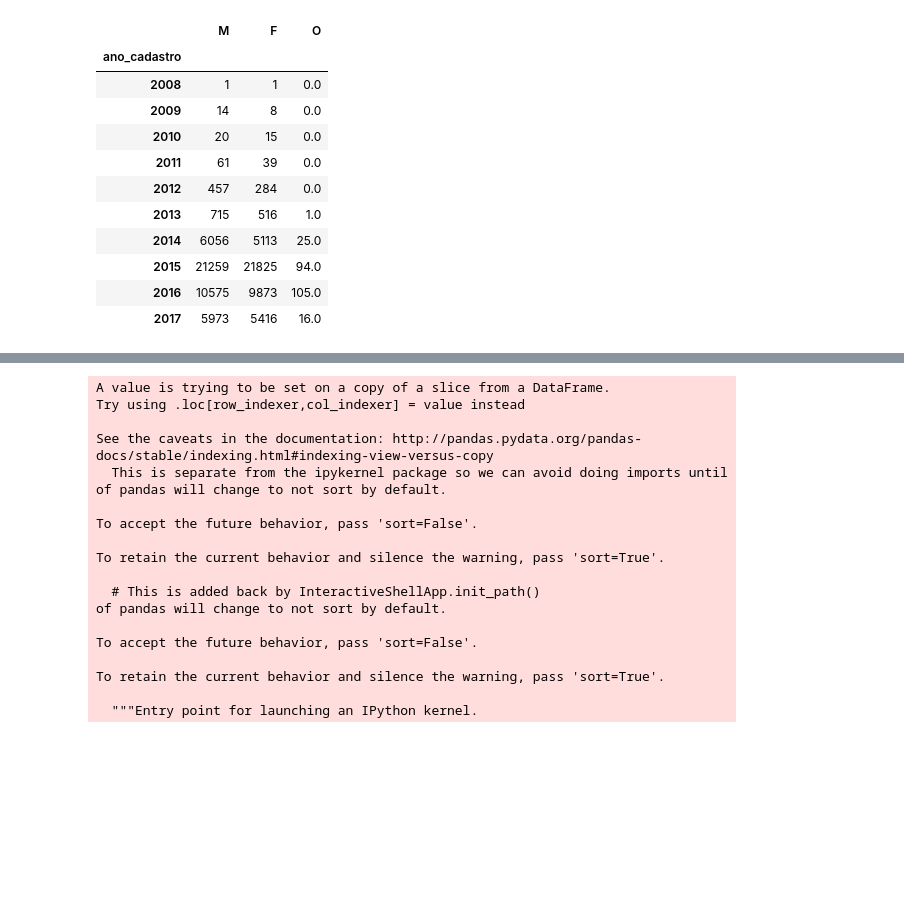
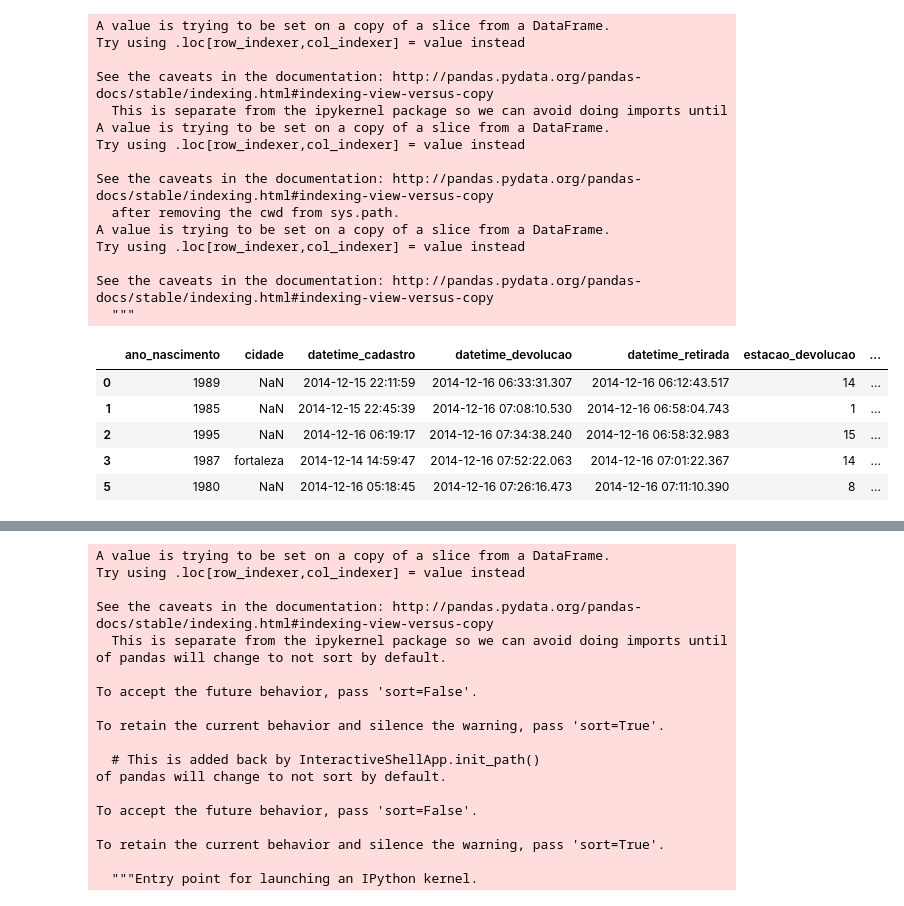
Before and after one commit to omadson/PhD, a Jupyter notebook: notebooks/create_new_datasets.ipynb, the cells around one changed output, grey strips where cells are left out. Drawn from its saved outputs; the diff is of its cells as text; code cells hidden in the pictures; blank space fills up the shorter version.

```diff
--- a/notebooks/create_new_datasets.ipynb
+++ b/notebooks/create_new_datasets.ipynb
@@ -101,18 +101,32 @@ def num_of_rides_per_day():
     return rides_per_day
 # %%
 DS = num_of_signup_per_year()
-# %%
-DS
-# %% [output]
-|  | M | F | O |
-| ano_cadastro |  |  |  |
-| 2008 | 1 | 1 | 0.0 |
-| 2009 | 14 | 8 | 0.0 |
-| 2010 | 20 | 15 | 0.0 |
-| 2011 | 61 | 39 | 0.0 |
-| 2012 | 457 | 284 | 0.0 |
-| 2013 | 715 | 516 | 1.0 |
-| 2014 | 6056 | 5113 | 25.0 |
-| 2015 | 21259 | 21825 | 94.0 |
-| 2016 | 10575 | 9873 | 105.0 |
-| 2017 | 5973 | 5416 | 16.0 |
+# %%
+viagens_bicicletar = all_data[all_data['tipo_viagem'] == 0]
+
+viagens_bicicletar['tempo_viagem'] = (viagens_bicicletar['datetime_devolucao'] - viagens_bicicletar['datetime_retirada']) / np.timedelta64(1, 'h')
+viagens_bicicletar['dia_retirada'] = viagens_bicicletar.apply(lambda x: x['datetime_retirada'].date(), axis=1)
+viagens_bicicletar['dia_devolucao'] = viagens_bicicletar.apply(lambda x: x['datetime_devolucao'].date(), axis=1)
+viagens_bicicletar.head(5)
+# %% [output]
+A value is trying to be set on a copy of a slice from a DataFrame.
+Try using .loc[row_indexer,col_indexer] = value instead
+
+See the caveats in the documentation: http://pandas.pydata.org/pandas-docs/stable/indexing.html#indexing-view-versus-copy
+  This is separate from the ipykernel package so we can avoid doing imports until
+A value is trying to be set on a copy of a slice from a DataFrame.
+Try using .loc[row_indexer,col_indexer] = value instead
+
+See the caveats in the documentation: http://pandas.pydata.org/pandas-docs/stable/indexing.html#indexing-view-versus-copy
+  after removing the cwd from sys.path.
+A value is trying to be set on a copy of a slice from a DataFrame.
+Try using .loc[row_indexer,col_indexer] = value instead
+
+See the caveats in the documentation: http://pandas.pydata.org/pandas-docs/stable/indexing.html#indexing-view-versus-copy
+  """
+|  | ano_nascimento | cidade | datetime_cadastro | datetime_devolucao | datetime_retirada | estacao_devolucao | ... |
+| 0 | 1989 | NaN | 2014-12-15 22:11:59 | 2014-12-16 06:33:31.307 | 2014-12-16 06:12:43.517 | 14 | ... |
+| 1 | 1985 | NaN | 2014-12-15 22:45:39 | 2014-12-16 07:08:10.530 | 2014-12-16 06:58:04.743 | 1 | ... |
+| 2 | 1995 | NaN | 2014-12-16 06:19:17 | 2014-12-16 07:34:38.240 | 2014-12-16 06:58:32.983 | 15 | ... |
+| 3 | 1987 | fortaleza | 2014-12-14 14:59:47 | 2014-12-16 07:52:22.063 | 2014-12-16 07:01:22.367 | 14 | ... |
+| 5 | 1980 | NaN | 2014-12-16 05:18:45 | 2014-12-16 07:26:16.473 | 2014-12-16 07:11:10.390 | 8 | ... |
```
Also changed, not shown: parts of 13 cells of this notebook.
